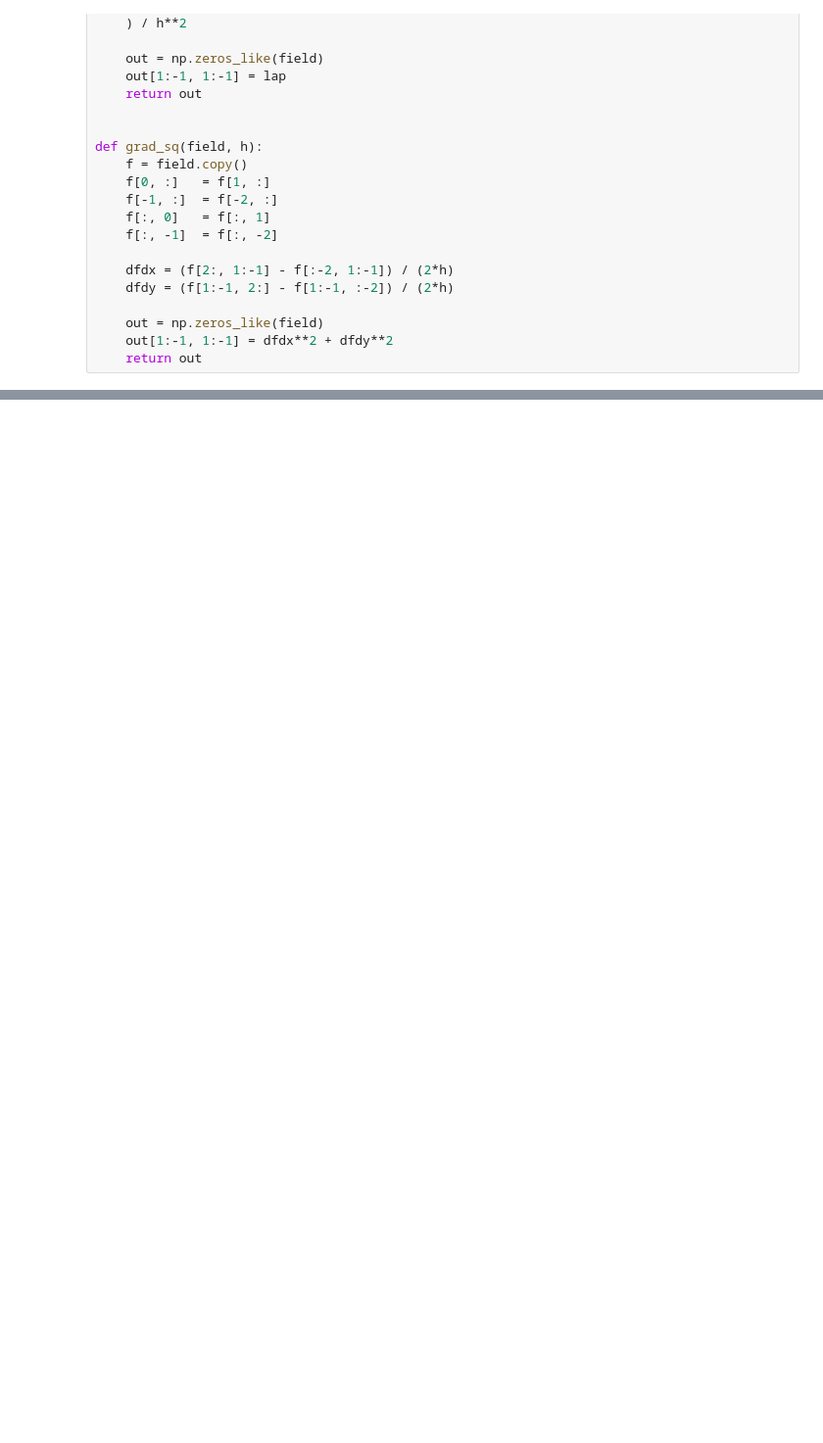
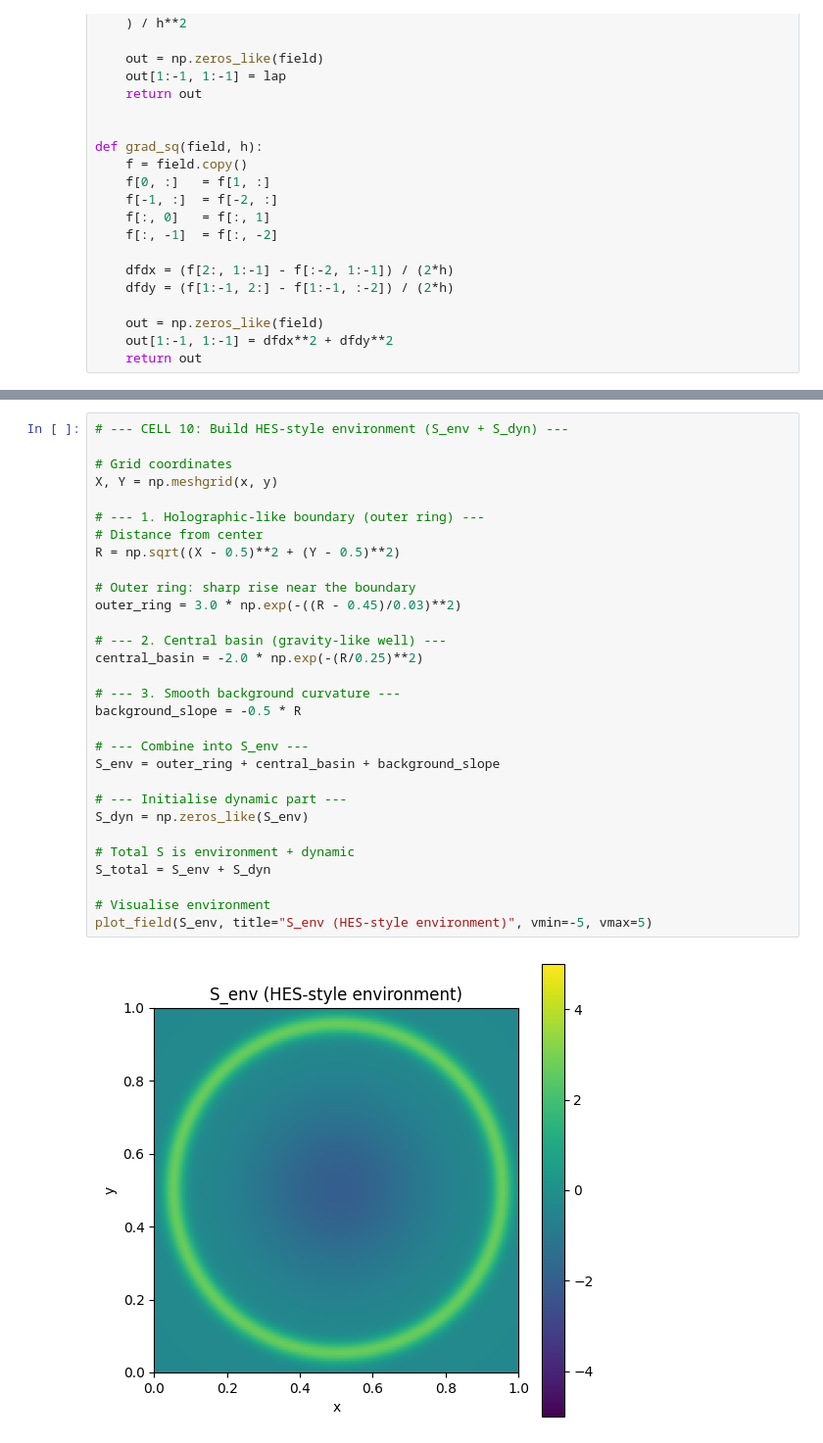
Before and after one commit to chrishg23-jpg/Community-Development-Framework, a Jupyter notebook: ESO002.ipynb, the cells around one changed output, grey strips where cells are left out. Shown at 98% size. Cells and saved outputs as stored; diff of their text form; blank space fills up the shorter version.

```diff
--- a/ESO002.ipynb
+++ b/ESO002.ipynb
@@ -238,0 +392,32 @@ K range: -0.3774109457088767 0.8518848261437405
+# %%
+# --- CELL 10: Build HES-style environment (S_env + S_dyn) ---
+
+# Grid coordinates
+X, Y = np.meshgrid(x, y)
+
+# --- 1. Holographic-like boundary (outer ring) ---
+# Distance from center
+R = np.sqrt((X - 0.5)**2 + (Y - 0.5)**2)
+
+# Outer ring: sharp rise near the boundary
+outer_ring = 3.0 * np.exp(-((R - 0.45)/0.03)**2)
+
+# --- 2. Central basin (gravity-like well) ---
+central_basin = -2.0 * np.exp(-(R/0.25)**2)
+
+# --- 3. Smooth background curvature ---
+background_slope = -0.5 * R
+
+# --- Combine into S_env ---
+S_env = outer_ring + central_basin + background_slope
+
+# --- Initialise dynamic part ---
+S_dyn = np.zeros_like(S_env)
+
+# Total S is environment + dynamic
+S_total = S_env + S_dyn
+
+# Visualise environment
+plot_field(S_env, title="S_env (HES-style environment)", vmin=-5, vmax=5)
+# %% [output]
+[figure, added]
```
Also changed, not shown: parts of 13 cells of this notebook.
